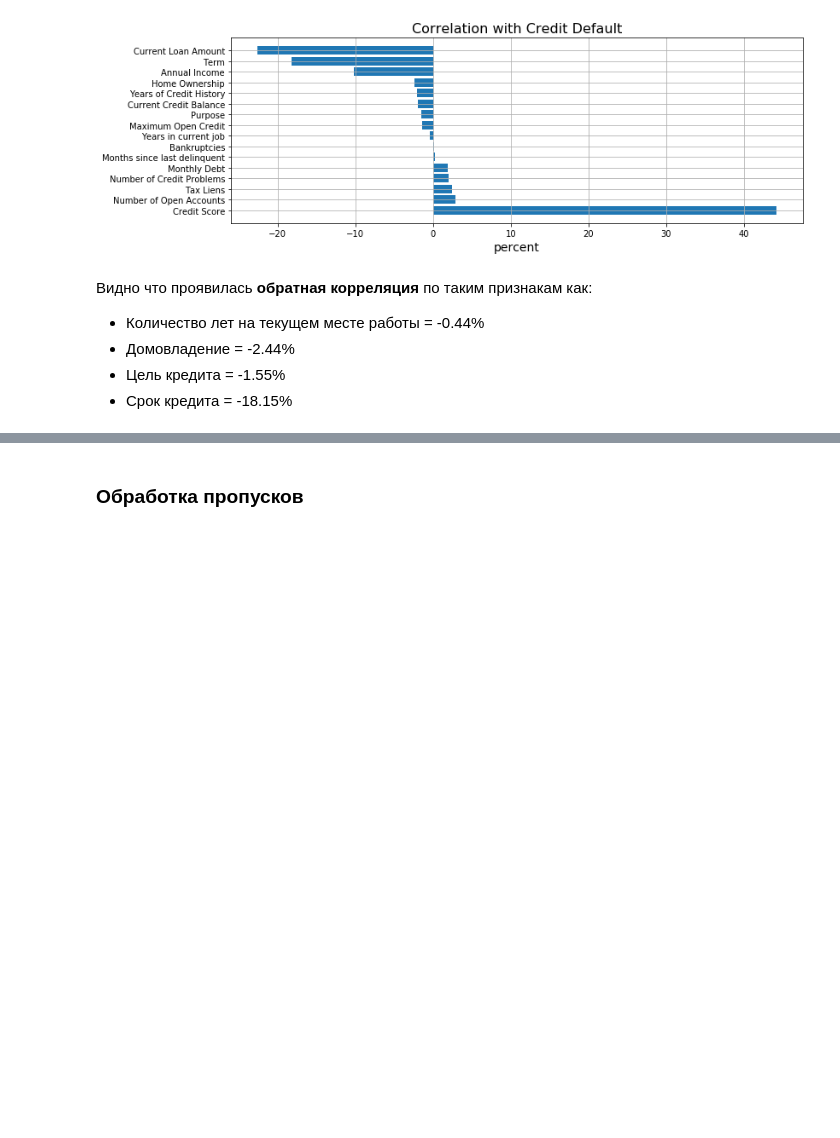
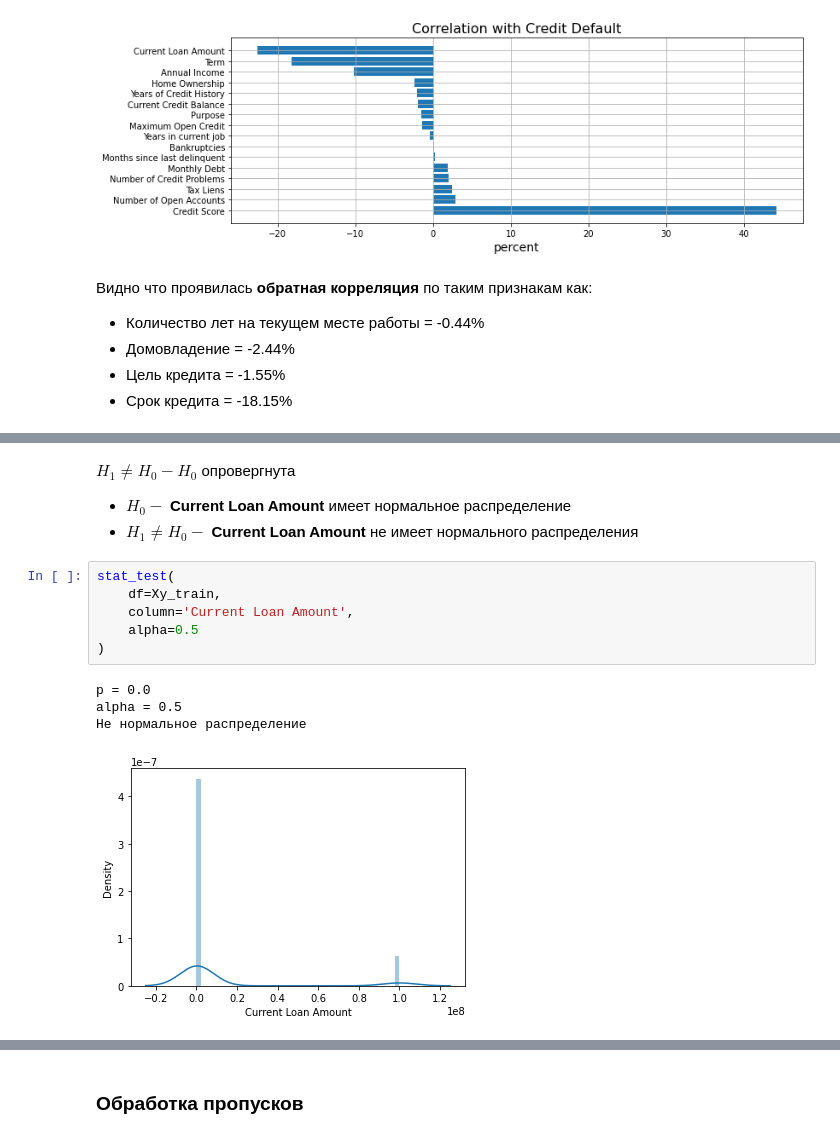
Before and after one commit to Yegor9151/-Python-Libraries-for-Data-Science-Continued, a Jupyter notebook: course_project/SorokinEL_course_project.ipynb, the cells around one changed output, grey strips where cells are left out. Cells and saved outputs as stored; diff of their text form; blank space fills up the shorter version.

```diff
--- a/course_project/SorokinEL_course_project.ipynb
+++ b/course_project/SorokinEL_course_project.ipynb
@@ -411,0 +434,16 @@ Name: Credit Default, dtype: float64
+# %% [markdown]
+$H_1 \neq H_0 - H_0$ опровергнута
+
+- $H_0 -$ __Current Loan Amount__ имеет нормальное распределение
+- $H_1 \neq H_0 -$ __Current Loan Amount__ не имеет нормального распределения
+# %%
+stat_test(
+    df=Xy_train,
+    column='Current Loan Amount',
+    alpha=0.5
+)
+# %% [output]
+p = 0.0
+alpha = 0.5
+Не нормальное распределение
+[figure, added]
```
Also changed, not shown: parts of 51 cells of this notebook.
